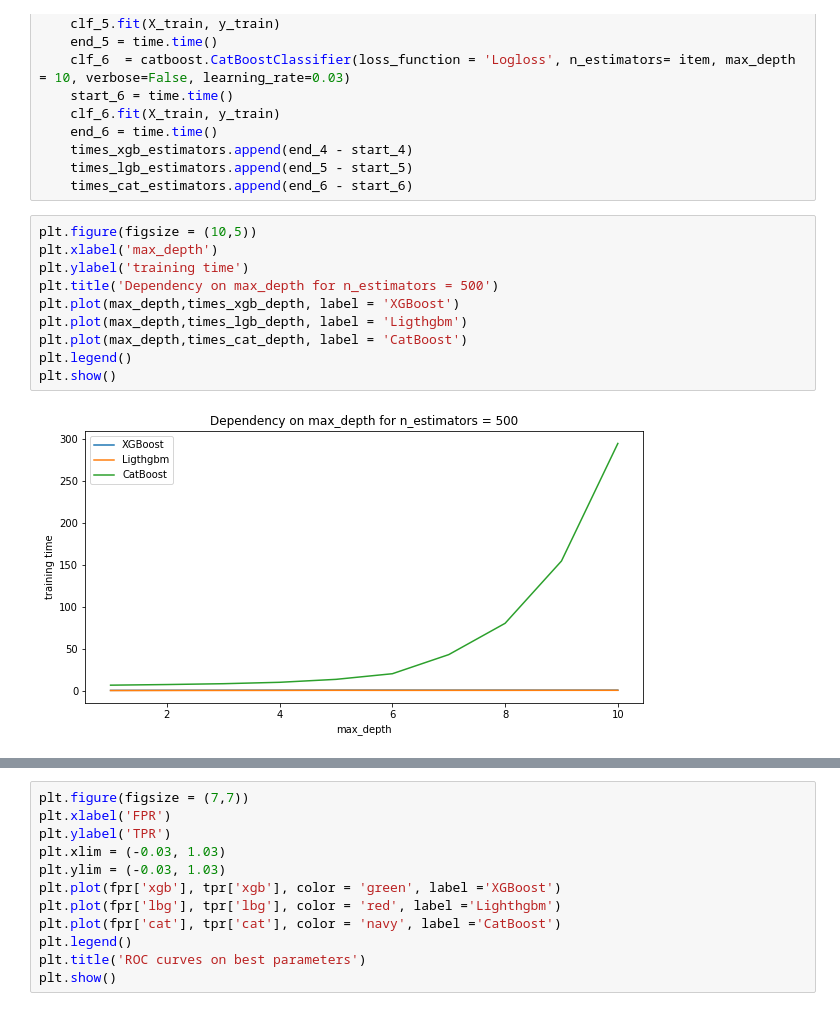
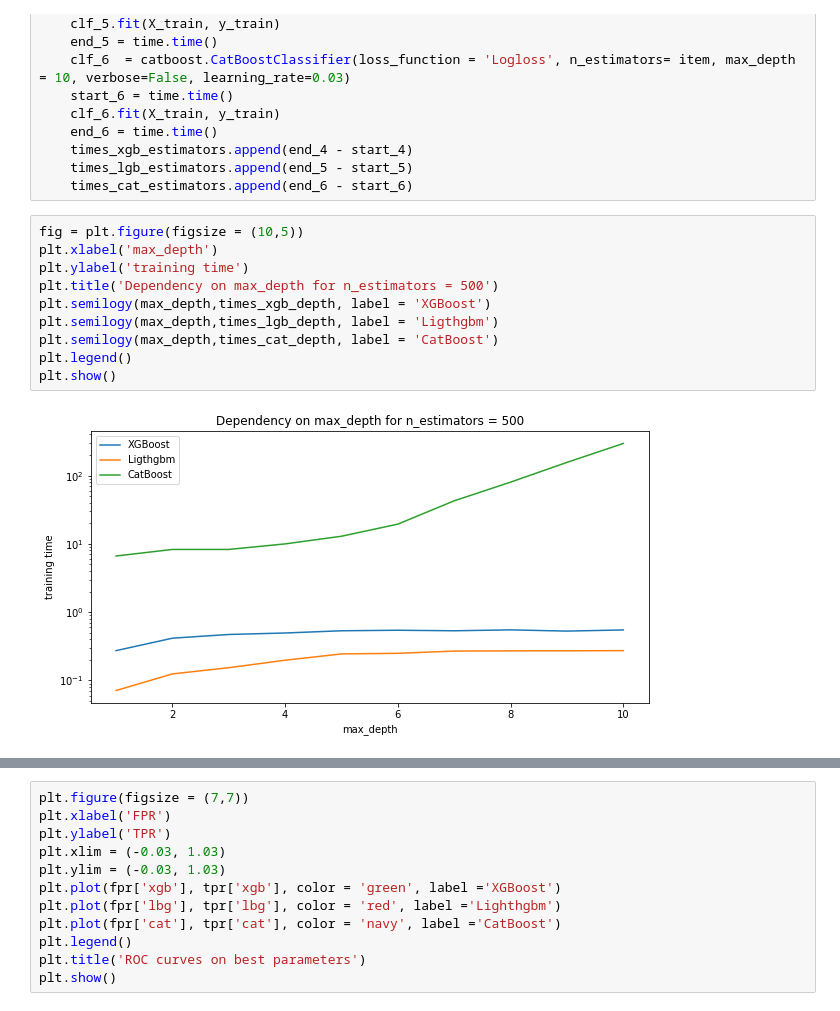
Before and after one commit to dzisandy/Machine-Learning, a Jupyter notebook: HW2/ML2019HW02-part2.ipynb, the cells around one changed output, grey strips where cells are left out. Cells and saved outputs as stored; diff of their text form.

```diff
--- a/HW2/ML2019HW02-part2.ipynb
+++ b/HW2/ML2019HW02-part2.ipynb
@@ -603,17 +607,17 @@ for item in n_estimators:
     times_lgb_estimators.append(end_5 - start_5)
     times_cat_estimators.append(end_6 - start_6)
 # %%
-plt.figure(figsize = (10,5))
+fig = plt.figure(figsize = (10,5))
 plt.xlabel('max_depth')
 plt.ylabel('training time')
 plt.title('Dependency on max_depth for n_estimators = 500')
-plt.plot(max_depth,times_xgb_depth, label = 'XGBoost')
-plt.plot(max_depth,times_lgb_depth, label = 'Ligthgbm')
-plt.plot(max_depth,times_cat_depth, label = 'CatBoost')
+plt.semilogy(max_depth,times_xgb_depth, label = 'XGBoost')
+plt.semilogy(max_depth,times_lgb_depth, label = 'Ligthgbm')
+plt.semilogy(max_depth,times_cat_depth, label = 'CatBoost')
 plt.legend()
 plt.show()
 # %% [output]
-[figure, old version]
+[figure, new version]
 # %%
 plt.figure(figsize = (10,5))
 plt.title('Dependency on n_estimators for max_depth = 10')
```
Also changed, not shown: parts of 13 cells of this notebook, 5 other files.
